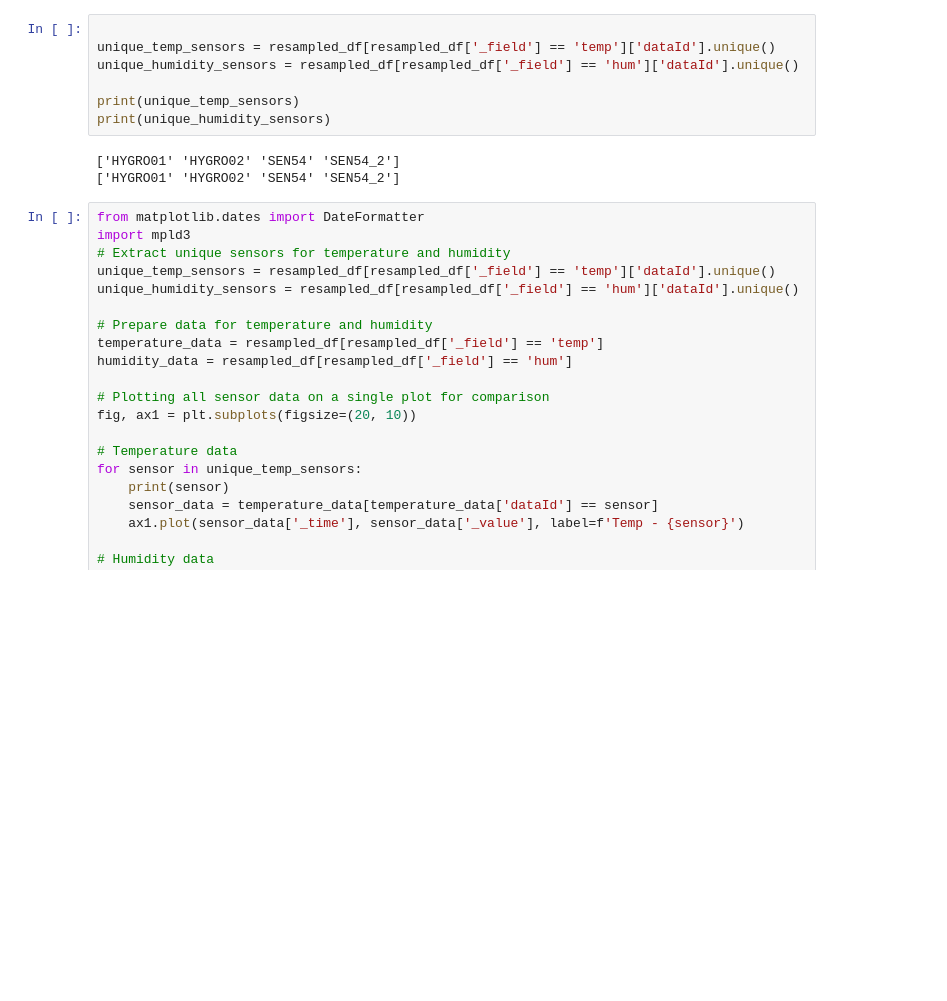
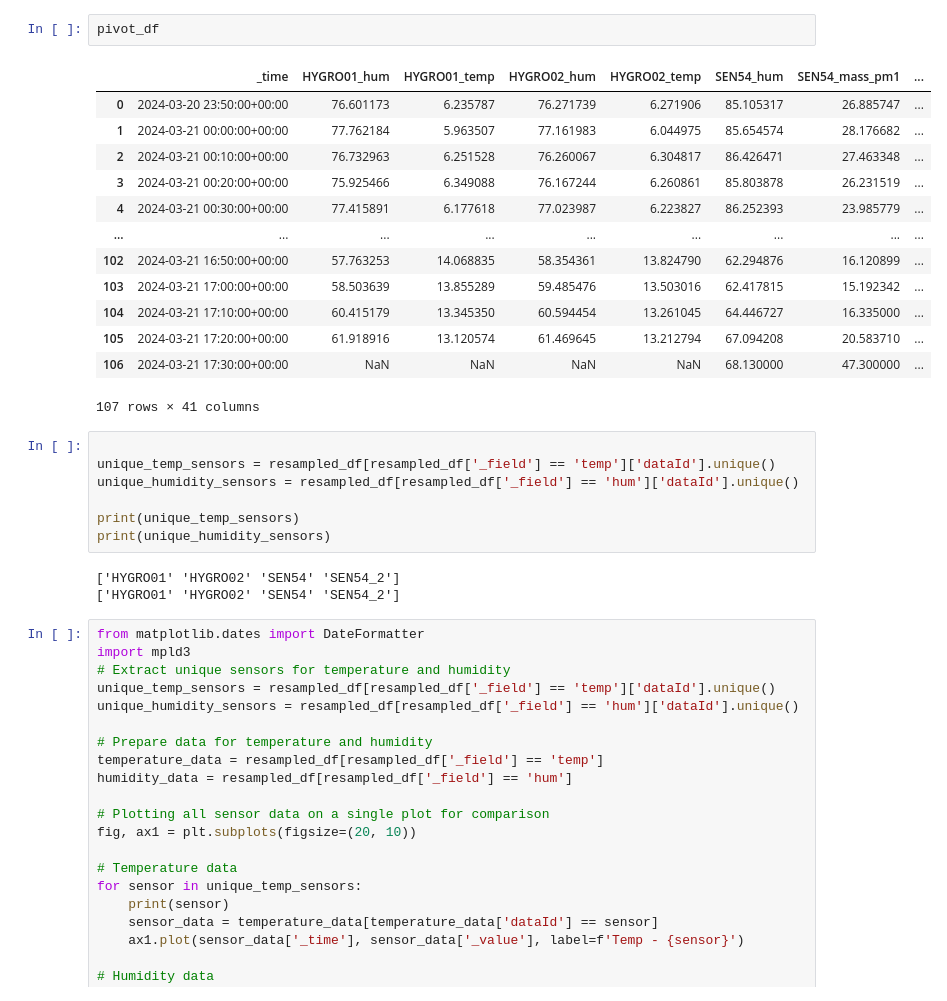
Before and after one commit to UniversalScientificTechnologies/METEOBOX01, a Jupyter notebook: sw/parse_data.ipynb, the cells around one changed output. Cells and saved outputs as stored; diff of their text form; blank space fills up the shorter version.

```diff
--- a/sw/parse_data.ipynb
+++ b/sw/parse_data.ipynb
@@ -85,3 +37,19 @@ Index(['_time', 'HYGRO01_hum', 'HYGRO01_temp', 'HYGRO02_hum', 'HYGRO02_temp',
+# %%
+pivot_df
+# %% [output]
+|  | _time | HYGRO01_hum | HYGRO01_temp | HYGRO02_hum | HYGRO02_temp | SEN54_hum | SEN54_mass_pm1 | ... |
+| 0 | 2024-03-20 23:50:00+00:00 | 76.601173 | 6.235787 | 76.271739 | 6.271906 | 85.105317 | 26.885747 | ... |
+| 1 | 2024-03-21 00:00:00+00:00 | 77.762184 | 5.963507 | 77.161983 | 6.044975 | 85.654574 | 28.176682 | ... |
+| 2 | 2024-03-21 00:10:00+00:00 | 76.732963 | 6.251528 | 76.260067 | 6.304817 | 86.426471 | 27.463348 | ... |
+| 3 | 2024-03-21 00:20:00+00:00 | 75.925466 | 6.349088 | 76.167244 | 6.260861 | 85.803878 | 26.231519 | ... |
+| 4 | 2024-03-21 00:30:00+00:00 | 77.415891 | 6.177618 | 77.023987 | 6.223827 | 86.252393 | 23.985779 | ... |
+| ... | ... | ... | ... | ... | ... | ... | ... | ... |
+| 102 | 2024-03-21 16:50:00+00:00 | 57.763253 | 14.068835 | 58.354361 | 13.824790 | 62.294876 | 16.120899 | ... |
+| 103 | 2024-03-21 17:00:00+00:00 | 58.503639 | 13.855289 | 59.485476 | 13.503016 | 62.417815 | 15.192342 | ... |
+| 104 | 2024-03-21 17:10:00+00:00 | 60.415179 | 13.345350 | 60.594454 | 13.261045 | 64.446727 | 16.335000 | ... |
+| 105 | 2024-03-21 17:20:00+00:00 | 61.918916 | 13.120574 | 61.469645 | 13.212794 | 67.094208 | 20.583710 | ... |
+| 106 | 2024-03-21 17:30:00+00:00 | NaN | NaN | NaN | NaN | 68.130000 | 47.300000 | ... |
+107 rows × 41 columns
 # %%
 
 unique_temp_sensors = resampled_df[resampled_df['_field'] == 'temp']['dataId'].unique()
```
Also changed, not shown: parts of 8 cells of this notebook.
